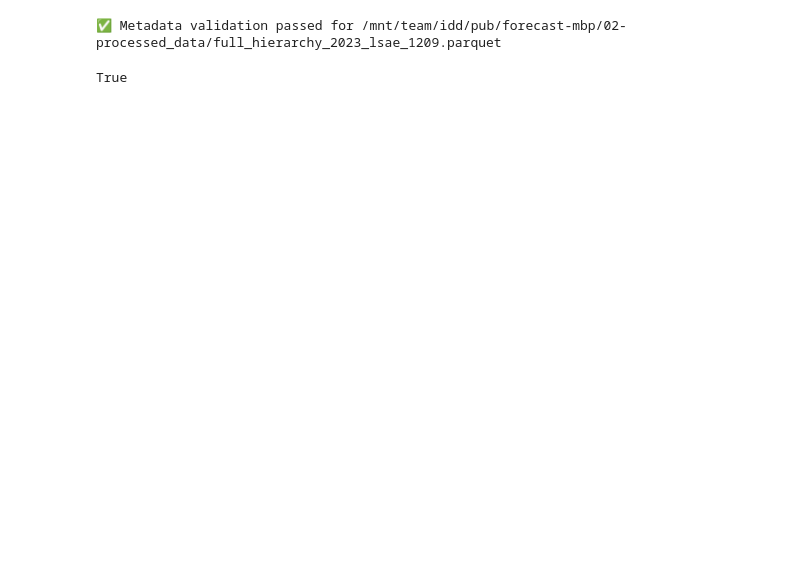
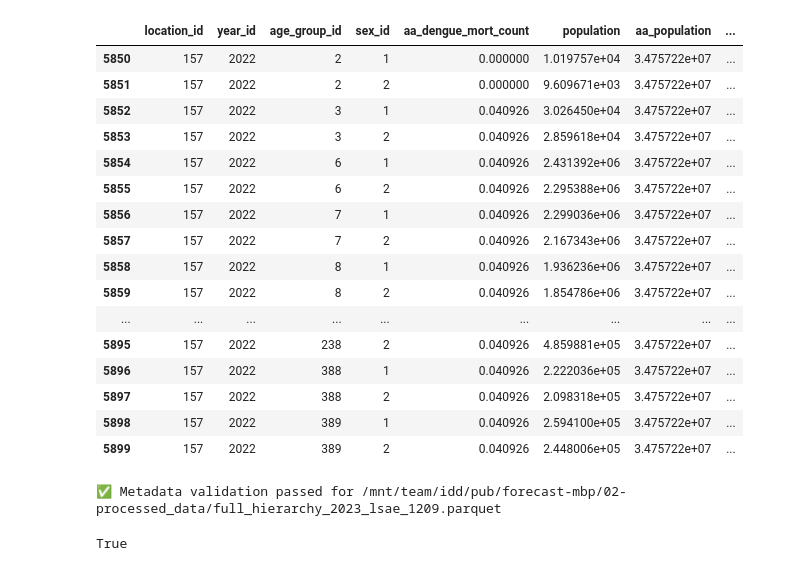
Before and after one commit to ihmeuw/idd-forecast-mbp, a Jupyter notebook: src/idd_forecast_mbp/04_forecasting/make_as_md_gbd_dengue_df.ipynb, the cells around one changed output. Saved outputs shown, nothing was run; the diff lists cells and outputs as text; code cells hidden in the pictures; blank space fills up the shorter version.

```diff
--- a/src/idd_forecast_mbp/04_forecasting/make_as_md_gbd_dengue_df.ipynb
+++ b/src/idd_forecast_mbp/04_forecasting/make_as_md_gbd_dengue_df.ipynb
@@ -41,5 +42,25 @@ write_parquet(as_md_gbd_dengue_df, as_md_gbd_dengue_df_path)
 ✅ Metadata validation passed for /mnt/team/idd/pub/forecast-mbp/02-processed_data/as_md_gbd_dengue_df.parquet
 True
+# %%
+as_md_gbd_dengue_df[as_md_gbd_dengue_df['location_id'] == 157]
+# %% [output]
+|  | location_id | year_id | age_group_id | sex_id | aa_dengue_mort_count | population | aa_population | ... |
+| 5850 | 157 | 2022 | 2 | 1 | 0.000000 | 1.019757e+04 | 3.475722e+07 | ... |
+| 5851 | 157 | 2022 | 2 | 2 | 0.000000 | 9.609671e+03 | 3.475722e+07 | ... |
+| 5852 | 157 | 2022 | 3 | 1 | 0.040926 | 3.026450e+04 | 3.475722e+07 | ... |
+| 5853 | 157 | 2022 | 3 | 2 | 0.040926 | 2.859618e+04 | 3.475722e+07 | ... |
+| 5854 | 157 | 2022 | 6 | 1 | 0.040926 | 2.431392e+06 | 3.475722e+07 | ... |
+| 5855 | 157 | 2022 | 6 | 2 | 0.040926 | 2.295388e+06 | 3.475722e+07 | ... |
+| 5856 | 157 | 2022 | 7 | 1 | 0.040926 | 2.299036e+06 | 3.475722e+07 | ... |
+| 5857 | 157 | 2022 | 7 | 2 | 0.040926 | 2.167343e+06 | 3.475722e+07 | ... |
+| 5858 | 157 | 2022 | 8 | 1 | 0.040926 | 1.936236e+06 | 3.475722e+07 | ... |
+| 5859 | 157 | 2022 | 8 | 2 | 0.040926 | 1.854786e+06 | 3.475722e+07 | ... |
+| ... | ... | ... | ... | ... | ... | ... | ... | ... |
+| 5895 | 157 | 2022 | 238 | 2 | 0.040926 | 4.859881e+05 | 3.475722e+07 | ... |
+| 5896 | 157 | 2022 | 388 | 1 | 0.040926 | 2.222036e+05 | 3.475722e+07 | ... |
+| 5897 | 157 | 2022 | 388 | 2 | 0.040926 | 2.098318e+05 | 3.475722e+07 | ... |
+| 5898 | 157 | 2022 | 389 | 1 | 0.040926 | 2.594100e+05 | 3.475722e+07 | ... |
+| 5899 | 157 | 2022 | 389 | 2 | 0.040926 | 2.448006e+05 | 3.475722e+07 | ... |
 # %%
 hierarchy_df = read_parquet_with_integer_ids(full_2023_hierarchy_path)
 hierarchy_df.loc[hierarchy_df["parent_id"] == 163, 'most_detailed_gbd'] = 1
```
Also changed, not shown: parts of 1 cell of this notebook, 20 other files.
